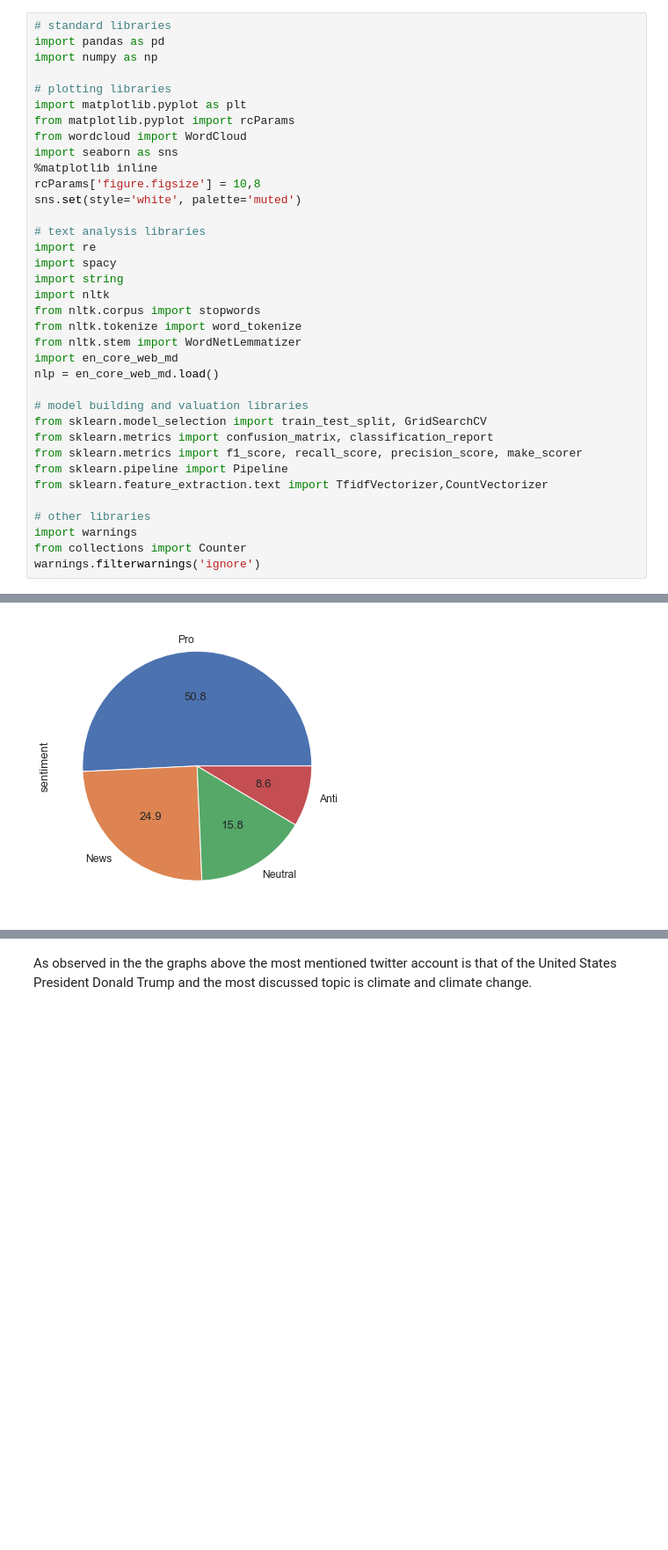
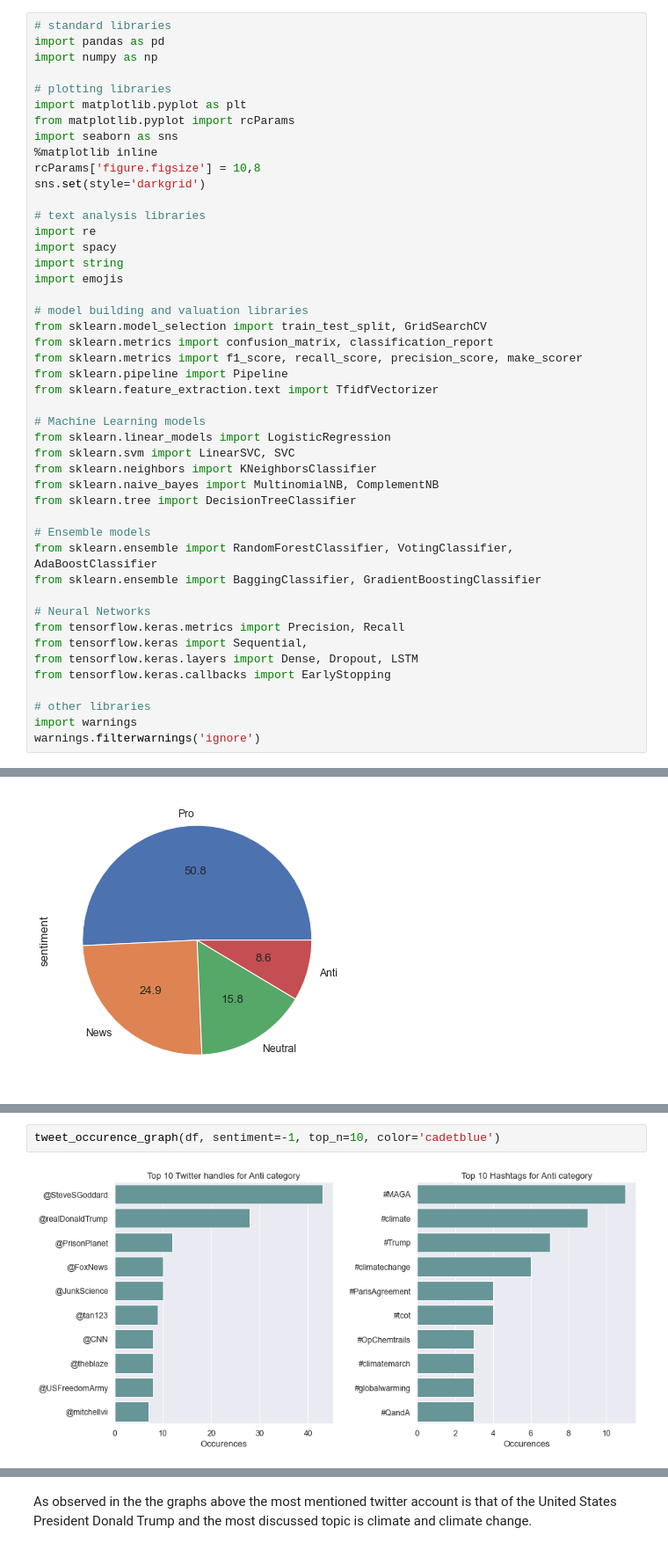
Before and after one commit to FaatimahM/jhb-ss3-classification-Repo, a Jupyter notebook: Classification_submission_file.ipynb, the cells around one changed output, grey strips where cells are left out. Shown at 88% size. Cells and saved outputs as stored; diff of their text form; blank space fills up the shorter version.

```diff
--- a/Classification_submission_file.ipynb
+++ b/Classification_submission_file.ipynb
@@ -31,33 +47,43 @@ import numpy as np
 # plotting libraries
 import matplotlib.pyplot as plt
 from matplotlib.pyplot import rcParams
-from wordcloud import WordCloud
 import seaborn as sns
 %matplotlib inline
 rcParams['figure.figsize'] = 10,8
-sns.set(style='white', palette='muted')
+sns.set(style='darkgrid')
 
 # text analysis libraries
 import re
 import spacy
 import string
-import nltk
-from nltk.corpus import stopwords
-from nltk.tokenize import word_tokenize
-from nltk.stem import WordNetLemmatizer
-import en_core_web_md
-nlp = en_core_web_md.load()
+import emojis
 
 # model building and valuation libraries
 from sklearn.model_selection import train_test_split, GridSearchCV
 from sklearn.metrics import confusion_matrix, classification_report
 from sklearn.metrics import f1_score, recall_score, precision_score, make_scorer
 from sklearn.pipeline import Pipeline
-from sklearn.feature_extraction.text import TfidfVectorizer,CountVectorizer
+from sklearn.feature_extraction.text import TfidfVectorizer
+
+# Machine Learning models
+from sklearn.linear_models import LogisticRegression
+from sklearn.svm import LinearSVC, SVC
+from sklearn.neighbors import KNeighborsClassifier
+from sklearn.naive_bayes import MultinomialNB, ComplementNB
+from sklearn.tree import DecisionTreeClassifier
+
+# Ensemble models
+from sklearn.ensemble import RandomForestClassifier, VotingClassifier, AdaBoostClassifier
+from sklearn.ensemble import BaggingClassifier, GradientBoostingClassifier
+
+# Neural Networks
+from tensorflow.keras.metrics import Precision, Recall
+from tensorflow.keras import Sequential,
+from tensorflow.keras.layers import Dense, Dropout, LSTM
+from tensorflow.keras.callbacks import EarlyStopping
 
 # other libraries
 import warnings
-from collections import Counter
 warnings.filterwarnings('ignore')
 # %% [markdown]
 # Data
@@ -398,0 +362,4 @@ top_hashtags(df)
+# %%
+tweet_occurence_graph(df, sentiment=-1, top_n=10, color='cadetblue')
+# %% [output]
+[figure, added]
```
Also changed, not shown: parts of 133 cells of this notebook, 1 other file.
